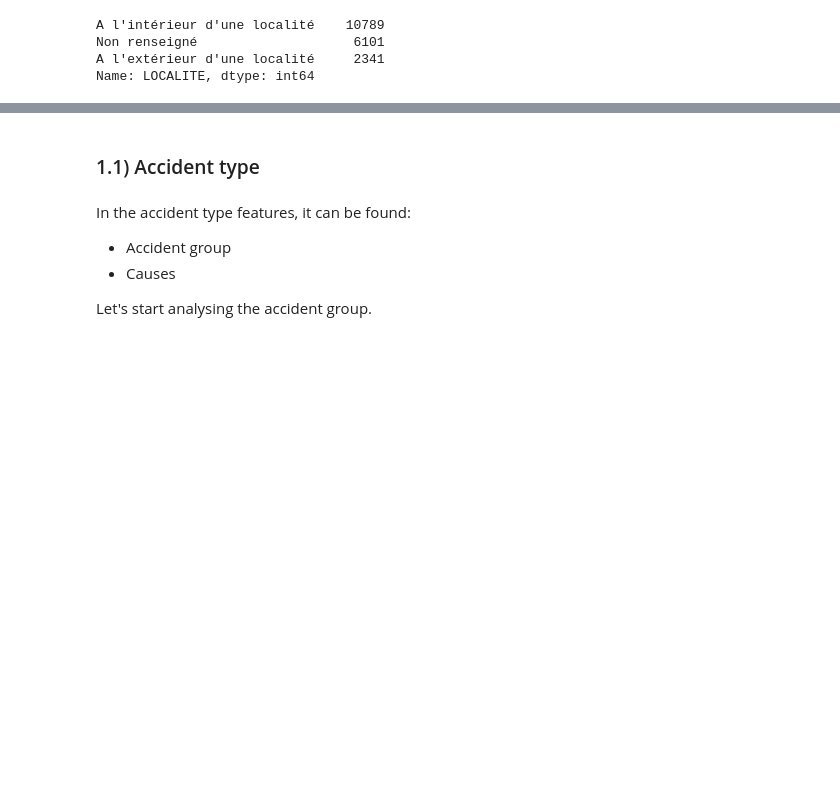
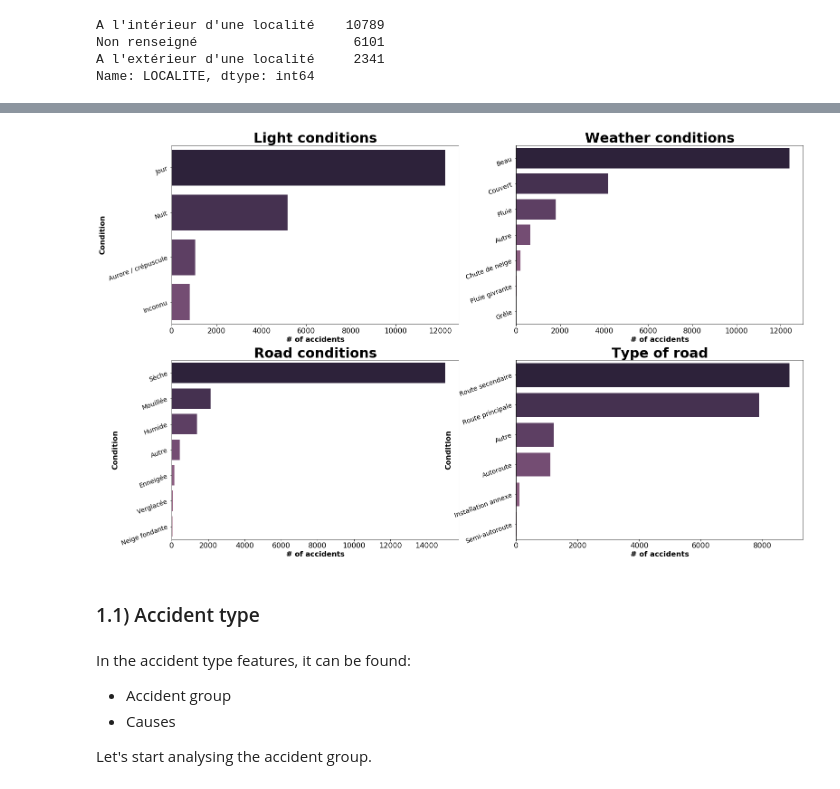
Before and after one commit to LucaZampieri/ADA_homework_LMX, a Jupyter notebook: LMX_Project/Geneva_accidents.ipynb, the cells around one changed output, grey strips where cells are left out. Drawn from its saved outputs; the diff is of its cells as text; code cells hidden in the pictures; blank space fills up the shorter version.

```diff
--- a/LMX_Project/Geneva_accidents.ipynb
+++ b/LMX_Project/Geneva_accidents.ipynb
@@ -104,6 +115,13 @@ def tick_format(plot,tick_type):
             label.set_fontsize(16)
         for label in plot.get_yticklabels():
             label.set_fontsize(14)
+
+    if tick_type == 3:
+        for label in plot.get_xticklabels():
+            label.set_fontsize(16)
+        for label in plot.get_yticklabels():
+            label.set_fontsize(14)
+            label.set_rotation(20)
 # %% [markdown]
 ### 1.1) Time
 # %% [markdown]
@@ -272,3 +302,54 @@ Name: LOCALITE, dtype: int64
+# %%
+fig = plt.figure(figsize=(25,16))
+
+# Visualize the accident group
+ax1 = fig.add_subplot(221)
+light_cond = acc_df.CONDITIONS_LUMINEUSES.value_counts()
+ax1 = sns.barplot(x=light_cond,
+                 y=light_cond.index,
+                 palette=sns.cubehelix_palette(reverse=True, n_colors=len(groupe_accidents.index)),
+                 ax=ax1)
+plt.title("Light conditions", fontsize=30).set_weight('bold')
+tick_format(ax1, 3)
+ax1.set_ylabel('Condition', fontsize=16).set_weight('bold')
+ax1.set_xlabel('# of accidents', fontsize=16).set_weight('bold')
+
+# Visualize the accident group
+ax2 = fig.add_subplot(222)
+weather_cond = acc_df.CONDITIONS_METEO.value_counts()
+ax2 = sns.barplot(x=weather_cond,
+                 y=weather_cond.index,
+                 palette=sns.cubehelix_palette(reverse=True, n_colors=len(groupe_accidents.index)),
+                 ax=ax2)
+plt.title("Weather conditions", fontsize=30).set_weight('bold')
+tick_format(ax2, 3)
+ax2.set_xlabel('# of accidents', fontsize=16).set_weight('bold')
+
+# Visualize the accident group
+ax3 = fig.add_subplot(223)
+road_cond = acc_df.ETAT_ROUTE.value_counts()
+ax3 = sns.barplot(x=road_cond,
+                 y=road_cond.index,
+                 palette=sns.cubehelix_palette(reverse=True, n_colors=len(groupe_accidents.index)),
+                 ax=ax3)
+plt.title("Road conditions", fontsize=30).set_weight('bold')
+tick_format(ax3, 3)
+ax3.set_ylabel('Condition', fontsize=16).set_weight('bold')
+ax3.set_xlabel('# of accidents', fontsize=16).set_weight('bold')
+
+# Visualize the accident group
+ax4 = fig.add_subplot(224)
+road_type = acc_df.GENRE_ROUTE.value_counts()
+ax4 = sns.barplot(x=road_type,
+                 y=road_type.index,
+                 palette=sns.cubehelix_palette(reverse=True, n_colors=len(groupe_accidents.index)),
+                 ax=ax4)
+plt.title("Type of road", fontsize=30).set_weight('bold')
+tick_format(ax4, 3)
+ax4.set_ylabel('Condition', fontsize=16).set_weight('bold')
+ax4.set_xlabel('# of accidents', fontsize=16).set_weight('bold')
+# %% [output]
+[figure, added]
 # %% [markdown]
 ### 1.1) Accident type
 # %% [markdown]
```
Also changed, not shown: parts of 16 cells of this notebook.
